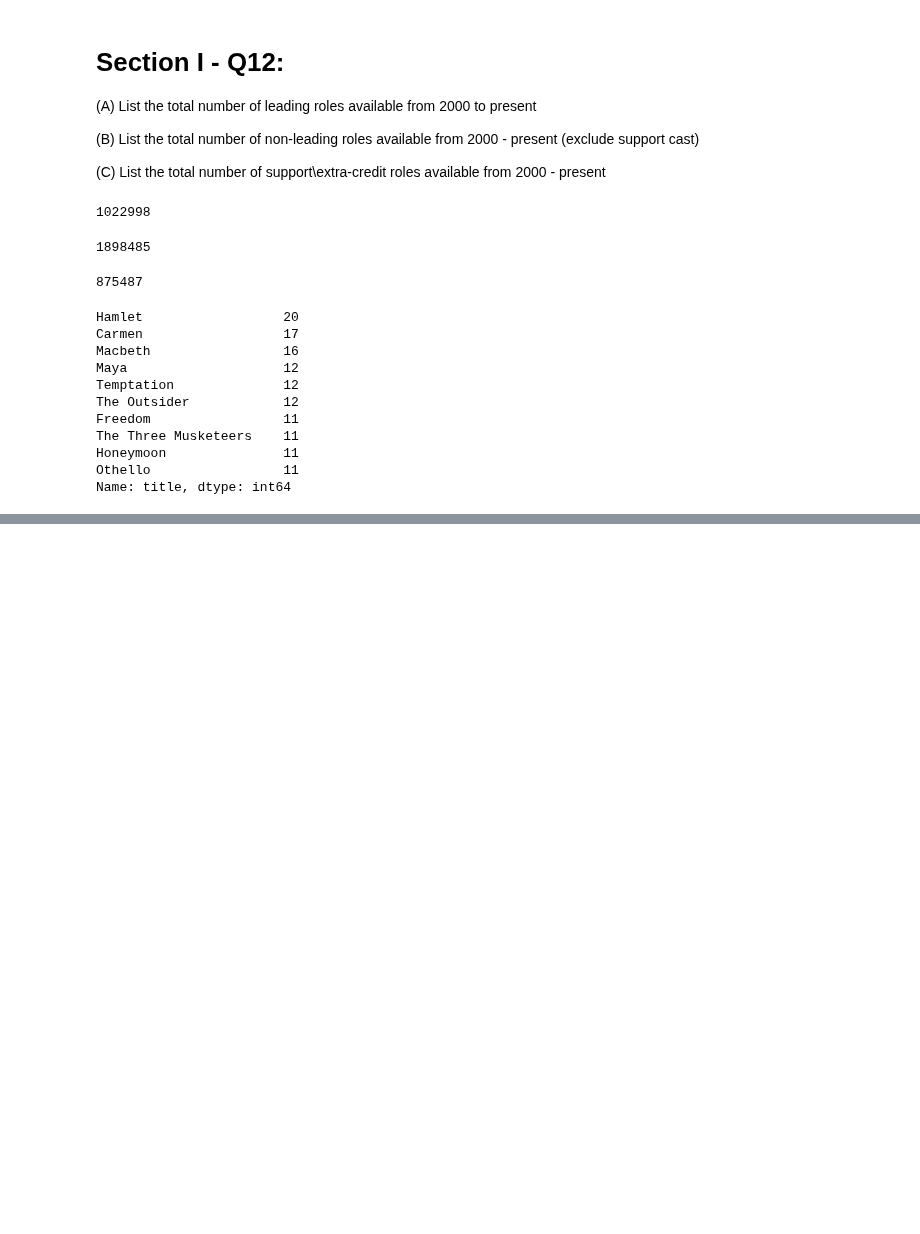
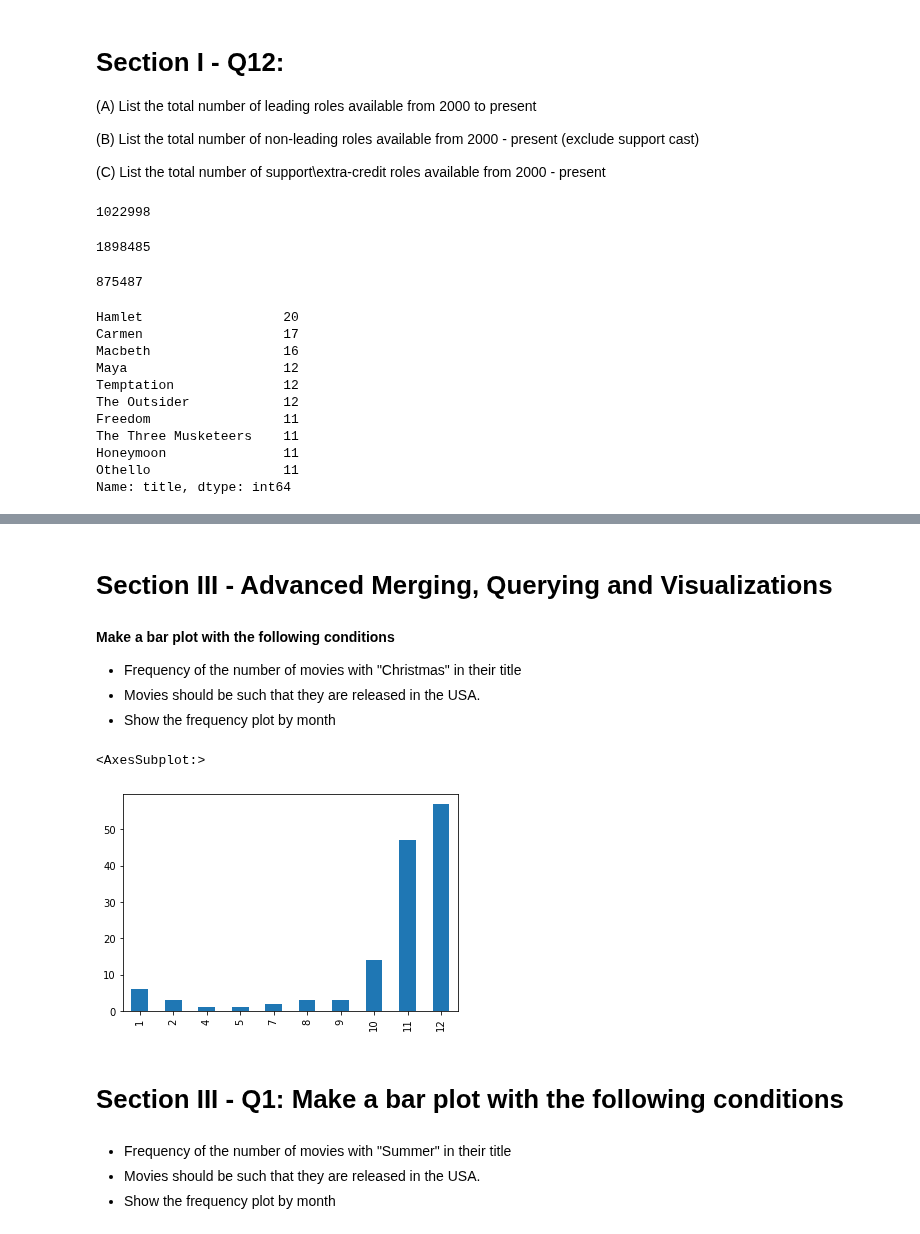
Before and after one commit to springboard-curriculum/mec-mini-projects, a Jupyter notebook: mec-5.3.10-data-wranging-with-pandas-mini-project/mec-5.3.10-data-wranging-with-panda.ipynb, the cells around one changed output, grey strips where cells are left out. Cells and saved outputs as stored; diff of their text form; code cells hidden in the pictures; blank space fills up the shorter version.

Commit message:
wip: added section III

```diff
--- a/mec-5.3.10-data-wranging-with-pandas-mini-project/mec-5.3.10-data-wranging-with-panda.ipynb
+++ b/mec-5.3.10-data-wranging-with-pandas-mini-project/mec-5.3.10-data-wranging-with-panda.ipynb
@@ -489,0 +491,19 @@ Name: character, dtype: int64
+# %% [markdown]
+# Section III - Advanced Merging, Querying and Visualizations
+# %% [markdown]
+ **Make a bar plot with the following conditions**
+- Frequency of the number of movies with "Christmas" in their title
+- Movies should be such that they are released in the USA.
+- Show the frequency plot by month
+# %%
+christmas = release_dates[(release_dates.title.str.contains('Christmas')) & (release_dates.country == 'USA')]
+christmas.date.dt.month.value_counts().sort_index().plot(kind='bar')
+# %% [output]
+<AxesSubplot:>
+[figure, added]
+# %% [markdown]
+# Section III - Q1: Make a bar plot with the following conditions
+# %% [markdown]
+- Frequency of the number of movies with "Summer" in their title
+- Movies should be such that they are released in the USA.
+- Show the frequency plot by month
```
Also changed, not shown: parts of 45 cells of this notebook.
